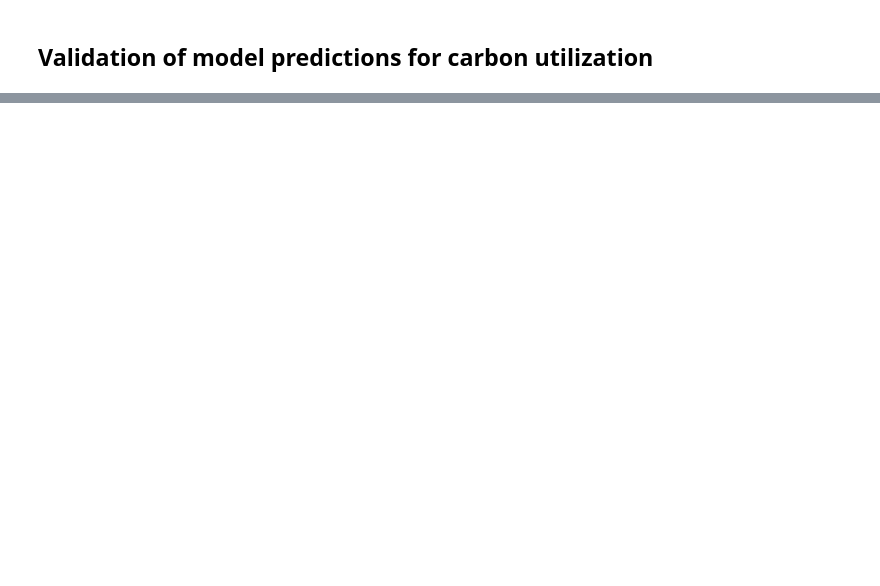
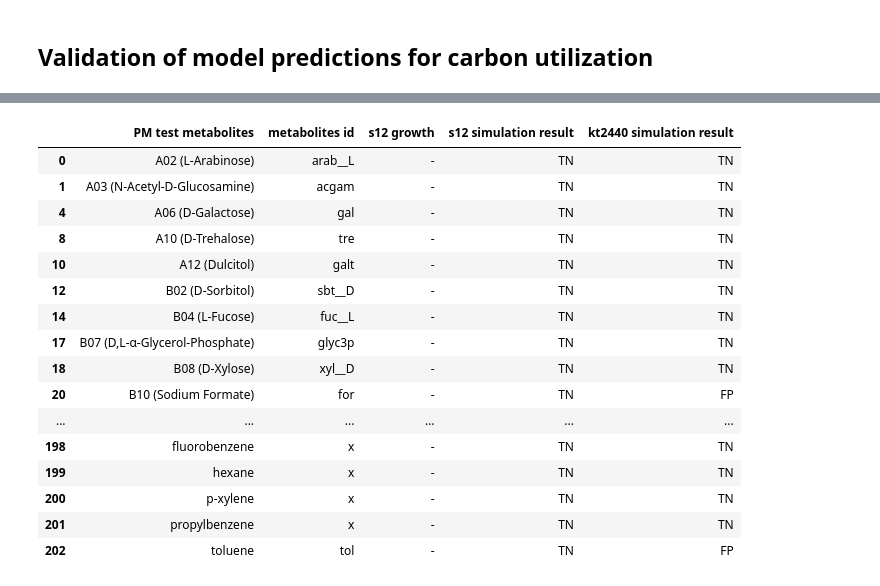
Before and after one commit to sybirg/S12_gem, a Jupyter notebook: 3_Carbon_simulation/carbon_simulation.ipynb, the cells around one changed output, grey strips where cells are left out. Drawn from its saved outputs; the diff is of its cells as text; code cells hidden in the pictures; blank space fills up the shorter version.

```diff
--- a/3_Carbon_simulation/carbon_simulation.ipynb
+++ b/3_Carbon_simulation/carbon_simulation.ipynb
@@ -100,0 +101,20 @@ iJN1462 accuracy: 87.68472906403942
+# %%
+pm[pm['s12 simulation result']=='TN']
+# %% [output]
+|  | PM test metabolites | metabolites id | s12 growth | s12 simulation result | kt2440 simulation result |
+| 0 | A02 (L-Arabinose) | arab__L | - | TN | TN |
+| 1 | A03 (N-Acetyl-D-Glucosamine) | acgam | - | TN | TN |
+| 4 | A06 (D-Galactose) | gal | - | TN | TN |
+| 8 | A10 (D-Trehalose) | tre | - | TN | TN |
+| 10 | A12 (Dulcitol) | galt | - | TN | TN |
+| 12 | B02 (D-Sorbitol) | sbt__D | - | TN | TN |
+| 14 | B04 (L-Fucose) | fuc__L | - | TN | TN |
+| 17 | B07 (D,L-α-Glycerol-Phosphate) | glyc3p | - | TN | TN |
+| 18 | B08 (D-Xylose) | xyl__D | - | TN | TN |
+| 20 | B10 (Sodium Formate) | for | - | TN | FP |
+| ... | ... | ... | ... | ... | ... |
+| 198 | fluorobenzene | x | - | TN | TN |
+| 199 | hexane | x | - | TN | TN |
+| 200 | p-xylene | x | - | TN | TN |
+| 201 | propylbenzene | x | - | TN | TN |
+| 202 | toluene | tol | - | TN | FP |
```
Also changed, not shown: parts of 4 cells of this notebook.
